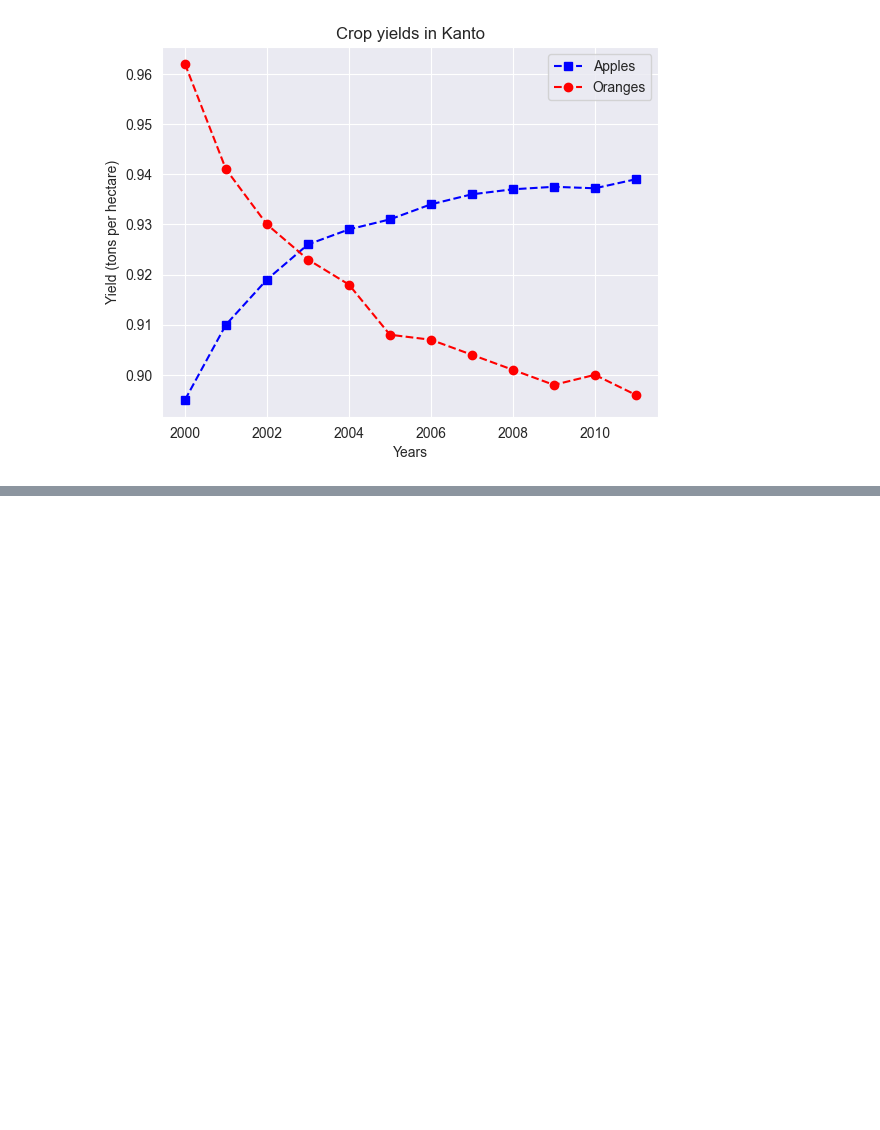
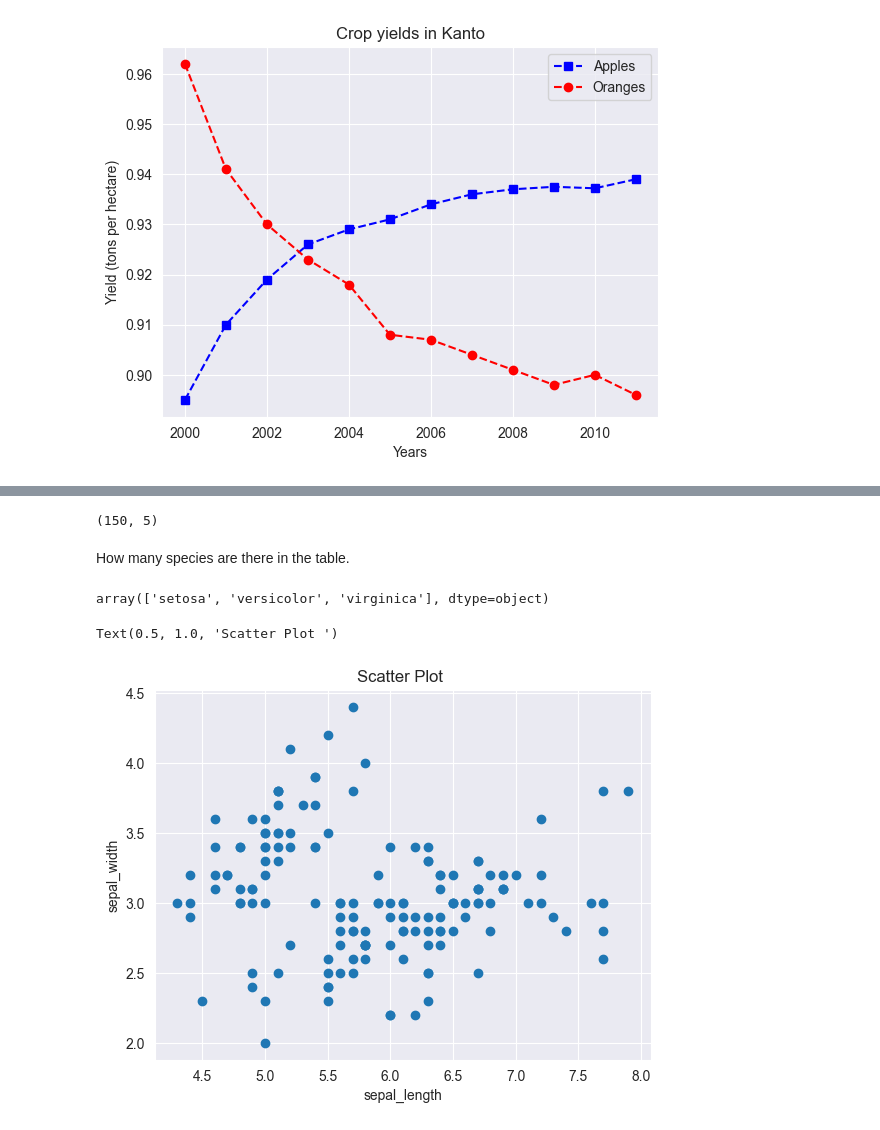
Before and after one commit to mayanksingh-0405/Python-Data-Analysis, a Jupyter notebook: vizualizations.ipynb, the cells around one changed output, grey strips where cells are left out. Saved outputs shown, nothing was run; the diff lists cells and outputs as text; code cells hidden in the pictures; blank space fills up the shorter version.

```diff
--- a/vizualizations.ipynb
+++ b/vizualizations.ipynb
@@ -78,0 +81,3 @@ plt.legend(['Apples', 'Oranges'])
+# %%
+# Loading data into pandas dataframe.
+flowers_df = sns.load_dataset('iris')
@@ -78,0 +100,18 @@ plt.legend(['Apples', 'Oranges'])
+# %%
+flowers_df.shape
+# %% [output]
+(150, 5)
+# %% [markdown]
+How many species are there in the table.
+# %%
+flowers_df.species.unique()
+# %% [output]
+array(['setosa', 'versicolor', 'virginica'], dtype=object)
+# %%
+plt.scatter(flowers_df.sepal_length, flowers_df.sepal_width)
+plt.xlabel('sepal_length')
+plt.ylabel('sepal_width')
+plt.title('Scatter Plot ')
+# %% [output]
+Text(0.5, 1.0, 'Scatter Plot ')
+[figure, added]
```
Also changed, not shown: parts of 46 cells of this notebook, 1 other file.
